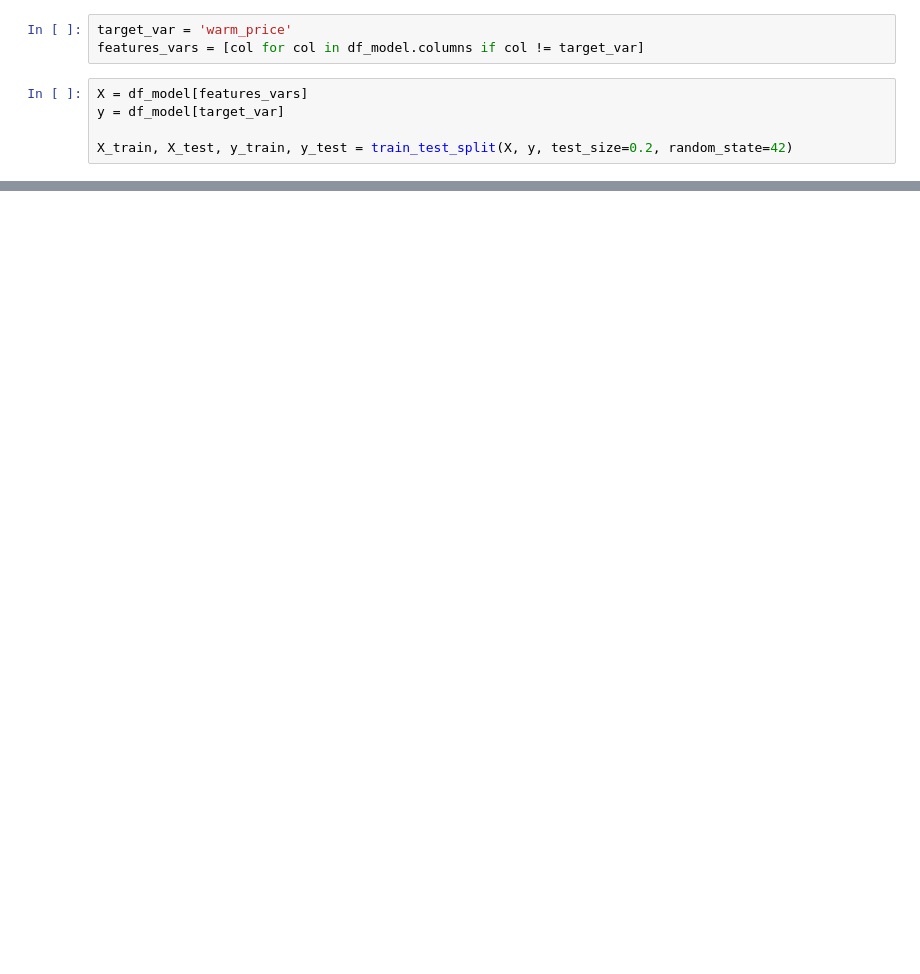
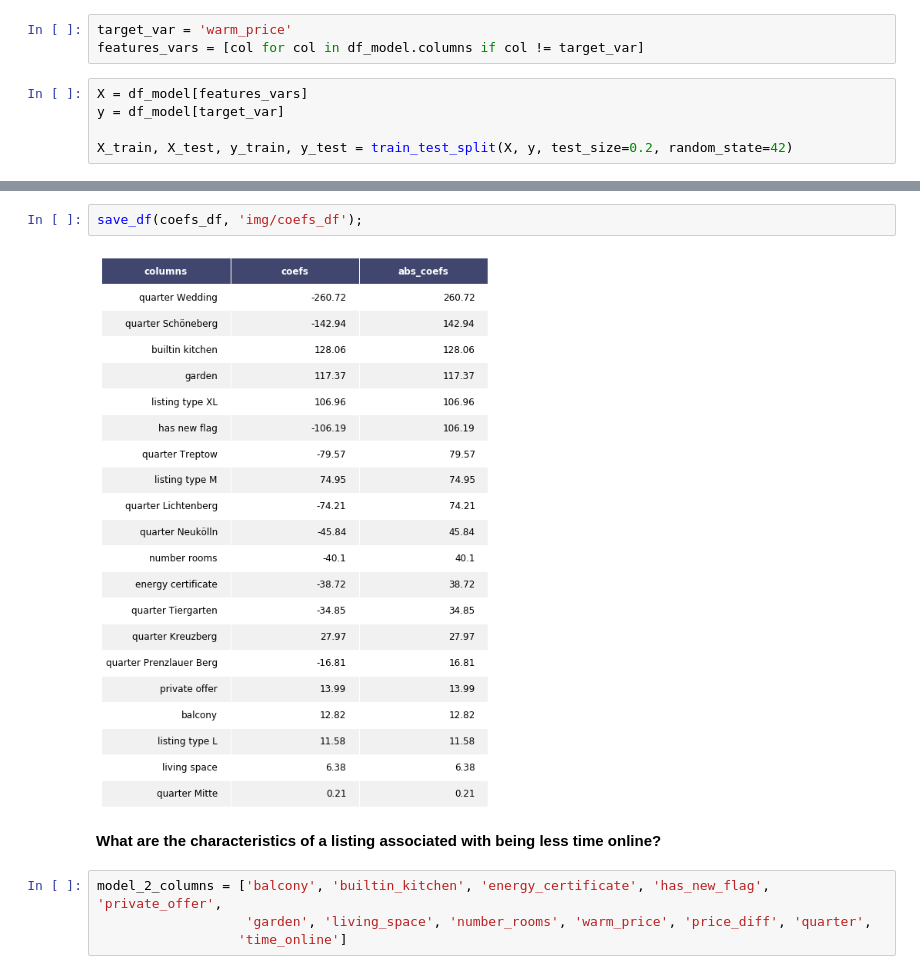
Before and after one commit to diogomatoschaves/berlin-house-prices-analysis, a Jupyter notebook: berlin-houses.ipynb, the cells around one changed output, grey strips where cells are left out. Saved outputs shown, nothing was run; the diff lists cells and outputs as text; blank space fills up the shorter version.

```diff
--- a/berlin-houses.ipynb
+++ b/berlin-houses.ipynb
@@ -952,0 +1062,10 @@ reg.score(X_test, y_test)
+# %%
+save_df(coefs_df, 'img/coefs_df');
+# %% [output]
+[figure, added]
+# %% [markdown]
+**What are the characteristics of a listing associated with being less time online?**
+# %%
+model_2_columns = ['balcony', 'builtin_kitchen', 'energy_certificate', 'has_new_flag', 'private_offer',
+                   'garden', 'living_space', 'number_rooms', 'warm_price', 'price_diff', 'quarter',
+                  'time_online']
```
Also changed, not shown: parts of 43 cells of this notebook, 7 other files.
